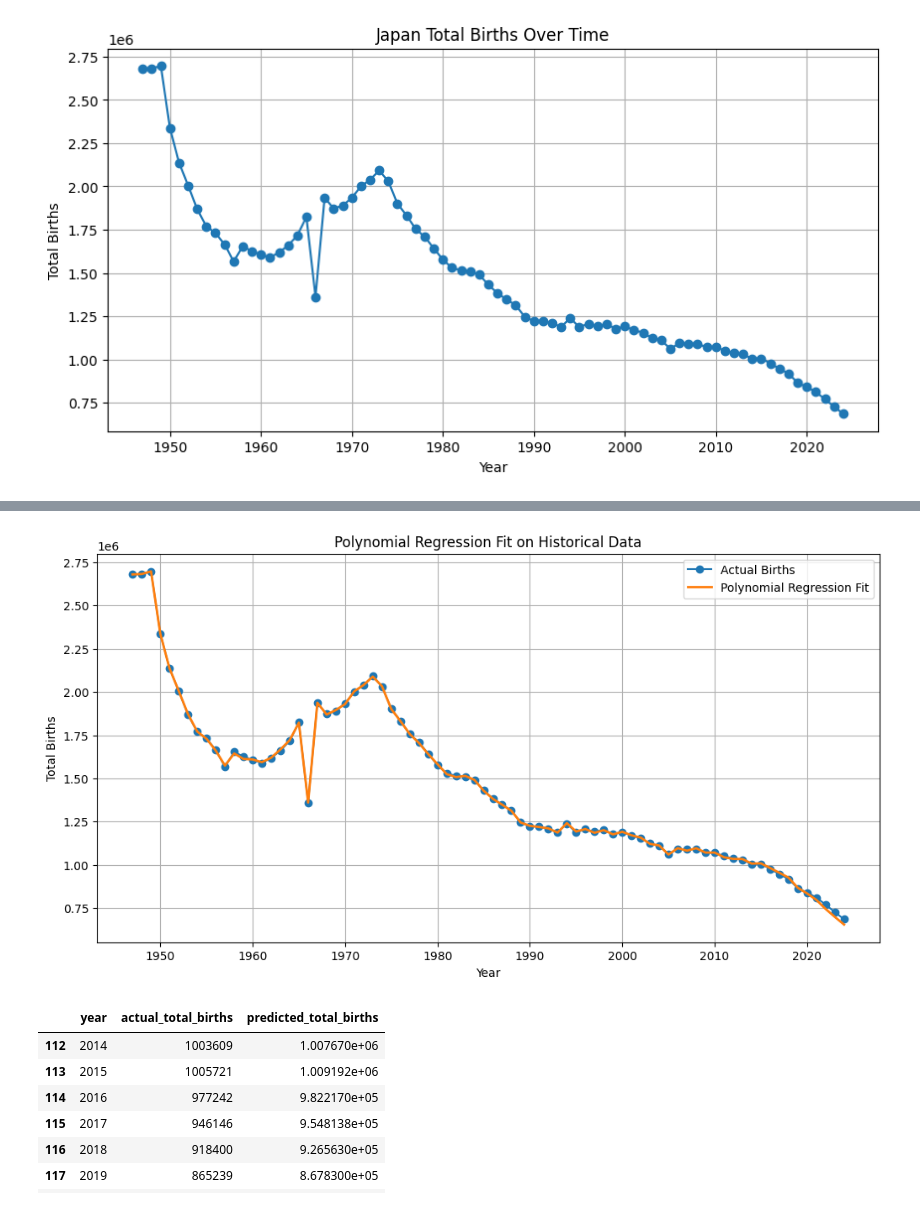
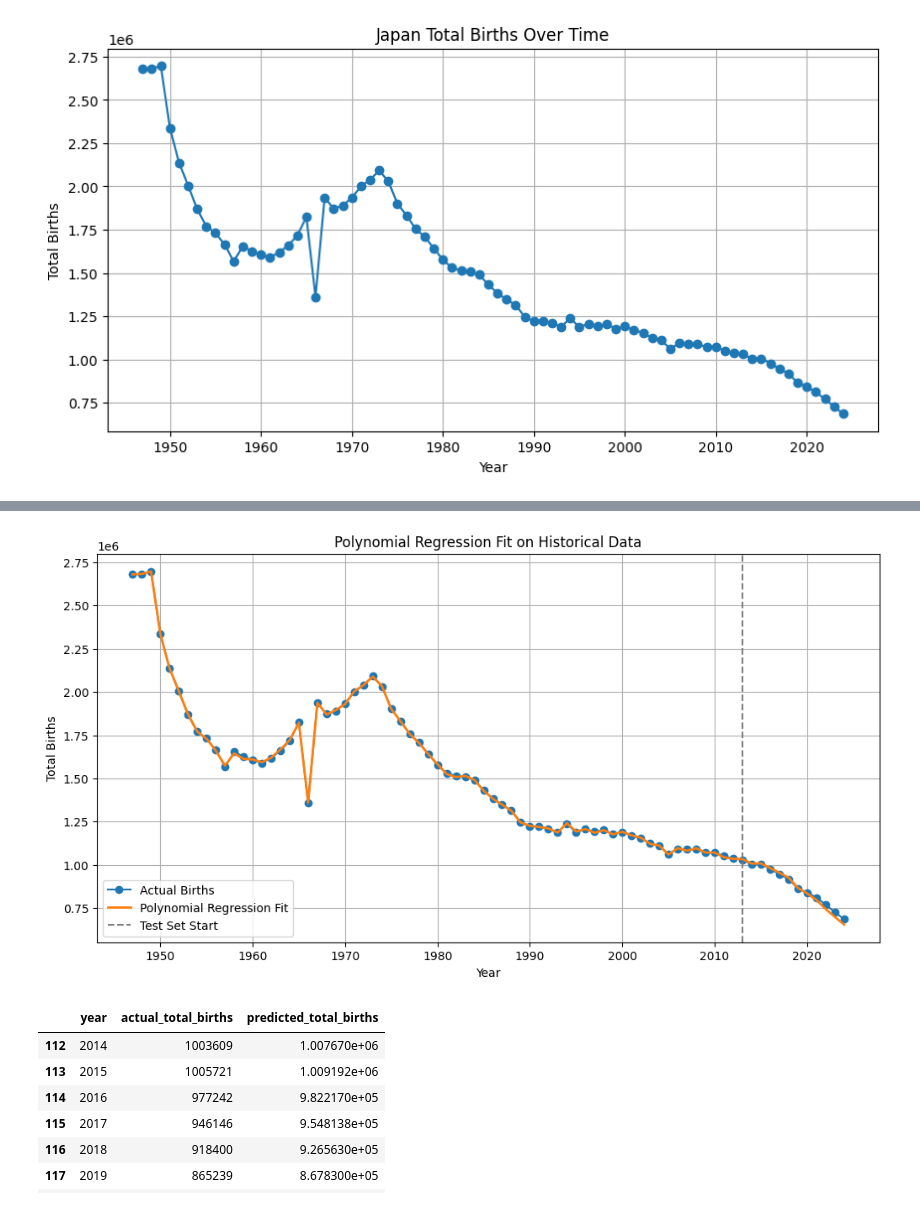
Before and after one commit to samuel618/jap-birth, a Jupyter notebook: jap-birth.ipynb, the cells around one changed output, grey strips where cells are left out. Cells and saved outputs as stored; diff of their text form; code cells hidden in the pictures.

```diff
--- a/jap-birth.ipynb
+++ b/jap-birth.ipynb
@@ -214,24 +222,26 @@ plt.show()
 # %%
 # Predict for all known years in clean_df
 all_pred_poly = poly_model.predict(clean_df[[
     "year",
     "crude_birth_rate",
     "sex_ratio_at_birth",
     "total_fertility_rate"
 ]])
 
 plt.figure(figsize=(12, 6))
 plt.plot(clean_df["year"], clean_df["total_births"], marker="o", label="Actual Births")
 plt.plot(clean_df["year"], all_pred_poly, linewidth=2, label="Polynomial Regression Fit")
 
+
+plt.axvline(x=2013, linestyle="--", color="gray", label="Test Set Start")
 plt.title("Polynomial Regression Fit on Historical Data")
 plt.xlabel("Year")
 plt.ylabel("Total Births")
 plt.legend()
 plt.grid(True)
 plt.show()
 # %% [output]
-[figure, old version]
+[figure, new version]
 # %%
 results_df = pd.DataFrame({
     "year": test_df["year"],
```
Also changed, not shown: parts of 4 cells of this notebook, 1 other file.
